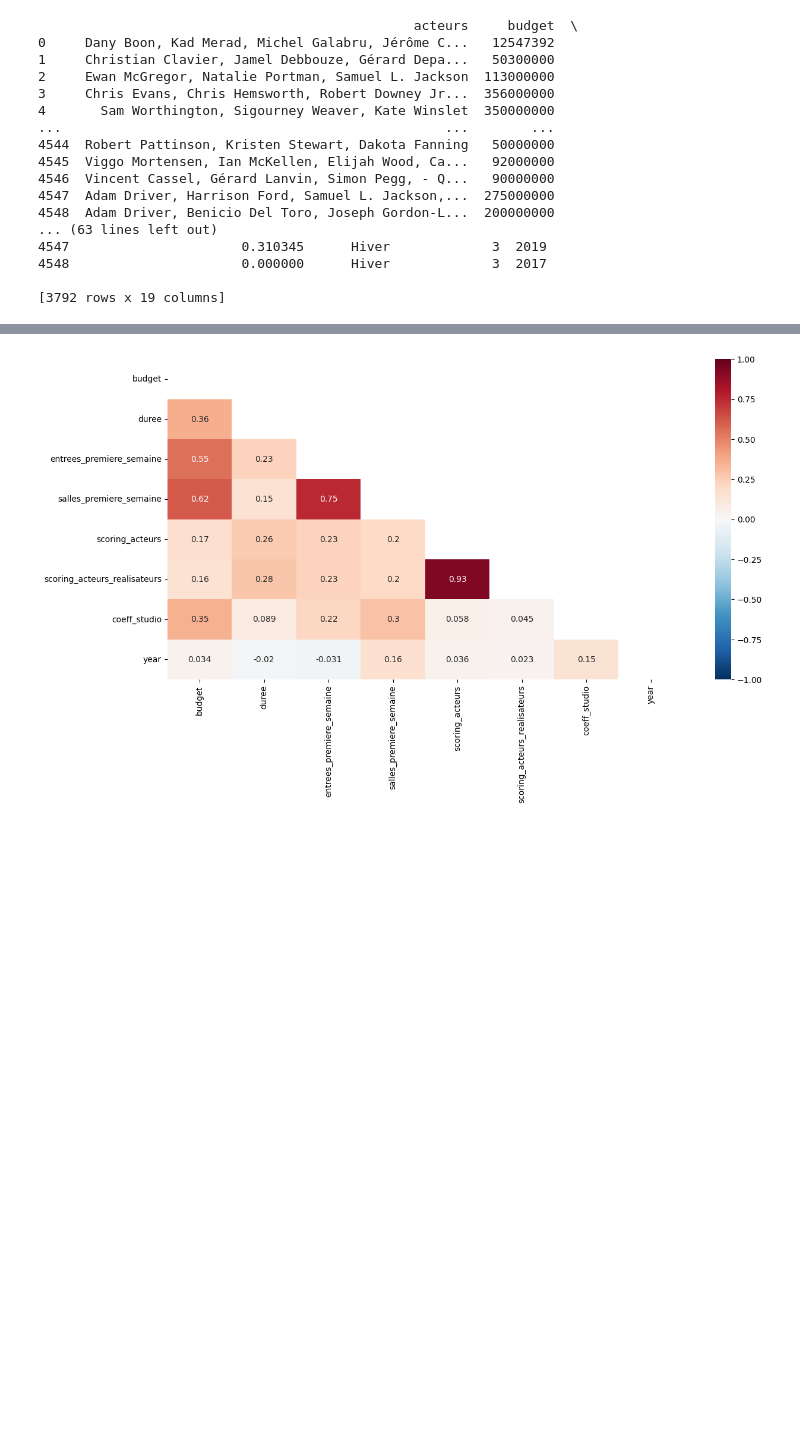
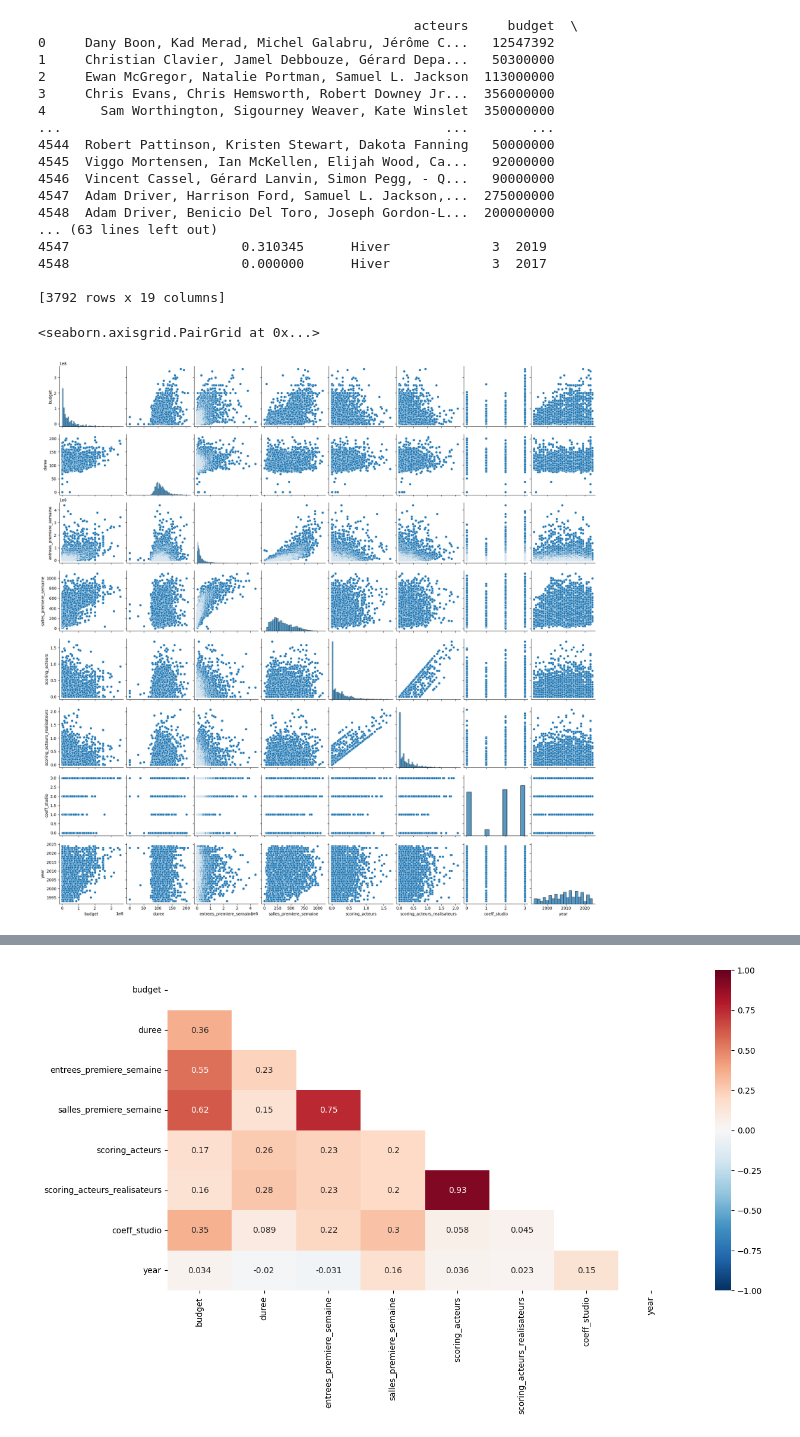
Before and after one commit to Melobgn/cinema_prediction, a Jupyter notebook: eda_mel.ipynb, the cells around one changed output, grey strips where cells are left out. Drawn from its saved outputs; the diff is of its cells as text; code cells hidden in the pictures; blank space fills up the shorter version.

```diff
--- a/eda_mel.ipynb
+++ b/eda_mel.ipynb
@@ -157,3 +157,8 @@ print(df)
 4548                      0.000000      Hiver             3  2017
 
 [3792 rows x 19 columns]
+# %%
+sns.pairplot(df)
+# %% [output]
+<seaborn.axisgrid.PairGrid at 0x...>
+[figure, added]
```
Also changed, not shown: parts of 1 cell of this notebook, 7 other files.
